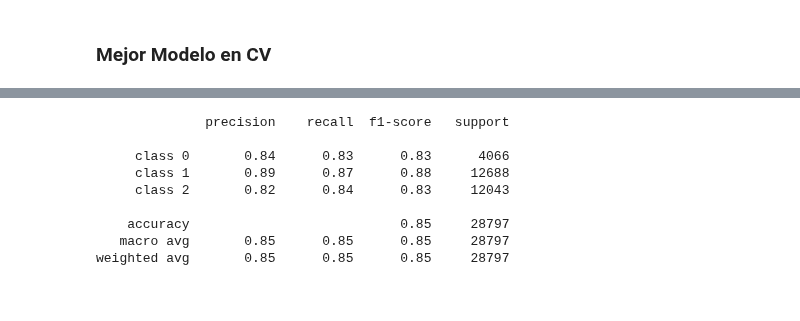
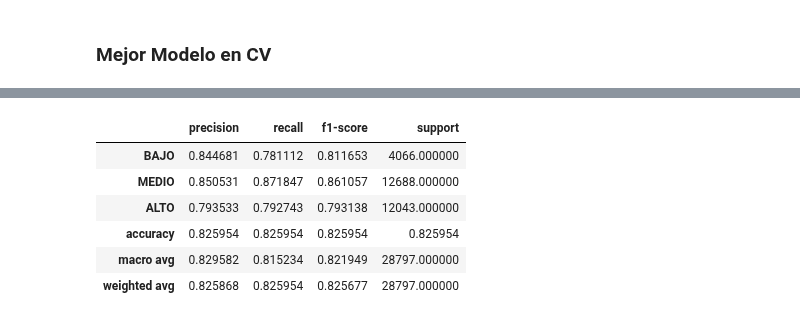
Before and after one commit to Ignacio-Ibarra/tpAA, a Jupyter notebook: Modelado.ipynb, the cells around one changed output, grey strips where cells are left out. Saved outputs shown, nothing was run; the diff lists cells and outputs as text; code cells hidden in the pictures.

```diff
--- a/Modelado.ipynb
+++ b/Modelado.ipynb
@@ -627,17 +684,18 @@ fig.savefig("./img/cv-cmatrix.png", dpi=200, facecolor="white")
 # %%
 from sklearn.metrics import classification_report
-target_names = ['class 0', 'class 1', 'class 2']
-print(classification_report(y_test.argmax(axis=1), preds.argmax(axis=1), target_names = target_names))
-report = classification_report(y_test.argmax(axis=1), preds.argmax(axis=1), target_names = target_names, output_dict=True)
-df = pd.DataFrame(report).transpose()
-dfi.export(df,'img/tabla5.png')
+nombres = ["BAJO","MEDIO","ALTO"]
+true_vals = pd.Series(y_test.argmax(axis=1)).map(lab_dict)
+pred_vals = pd.Series(preds.argmax(axis=1)).map(lab_dict)
+
+report = classification_report(true_vals, pred_vals, target_names = nombres, output_dict=True)
+report = pd.DataFrame(report).transpose()
+#dfi.export(df,'img/tabla5.png')
+report
 # %% [output]
-              precision    recall  f1-score   support
-
-     class 0       0.84      0.83      0.83      4066
-     class 1       0.89      0.87      0.88     12688
-     class 2       0.82      0.84      0.83     12043
-
-    accuracy                           0.85     28797
-   macro avg       0.85      0.85      0.85     28797
-weighted avg       0.85      0.85      0.85     28797
+|  | precision | recall | f1-score | support |
+| BAJO | 0.844681 | 0.781112 | 0.811653 | 4066.000000 |
+| MEDIO | 0.850531 | 0.871847 | 0.861057 | 12688.000000 |
+| ALTO | 0.793533 | 0.792743 | 0.793138 | 12043.000000 |
+| accuracy | 0.825954 | 0.825954 | 0.825954 | 0.825954 |
+| macro avg | 0.829582 | 0.815234 | 0.821949 | 28797.000000 |
+| weighted avg | 0.825868 | 0.825954 | 0.825677 | 28797.000000 |
```
Also changed, not shown: parts of 15 cells of this notebook, 4 other files.
